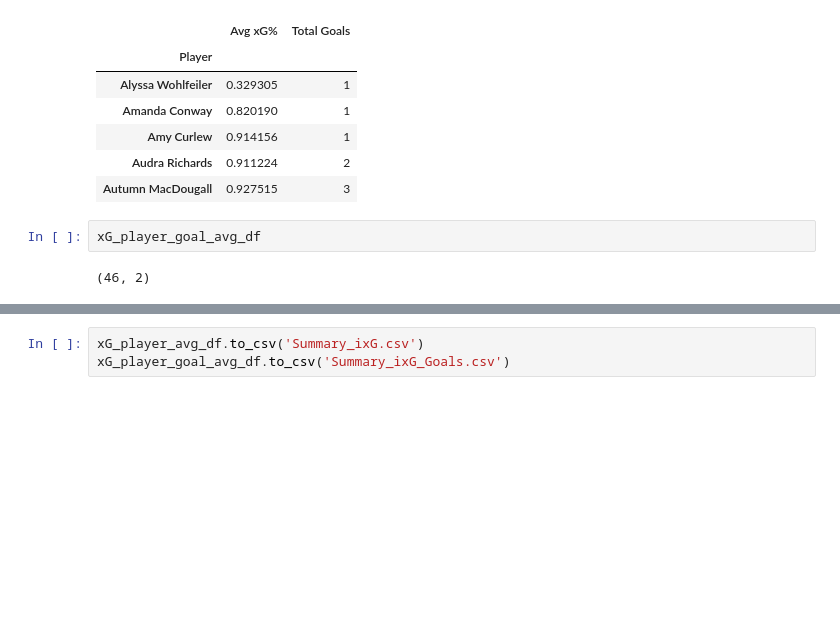
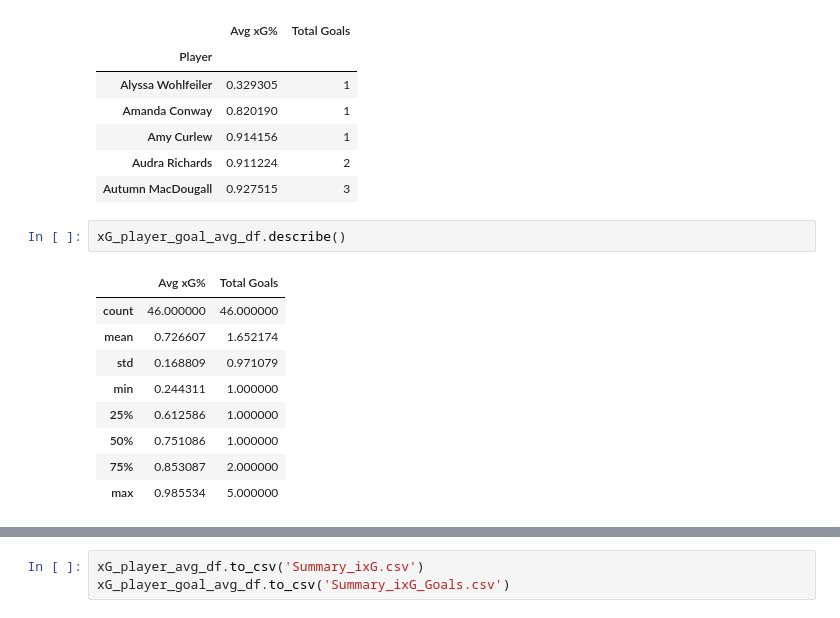
Before and after one commit to Harithap13/Rotman-Summer-NHWL-Datathon, a Jupyter notebook: rsd-nwhl-expected-goals.ipynb, the cells around one changed output, grey strips where cells are left out. Cells and saved outputs as stored; diff of their text form; blank space fills up the shorter version.

```diff
--- a/rsd-nwhl-expected-goals.ipynb
+++ b/rsd-nwhl-expected-goals.ipynb
@@ -584,6 +589,14 @@ xG_player_goal_avg_df.head()
 | Audra Richards | 0.911224 | 2 |
 | Autumn MacDougall | 0.927515 | 3 |
 # %%
-xG_player_goal_avg_df
+xG_player_goal_avg_df.describe()
 # %% [output]
-(46, 2)
+|  | Avg xG% | Total Goals |
+| count | 46.000000 | 46.000000 |
+| mean | 0.726607 | 1.652174 |
+| std | 0.168809 | 0.971079 |
+| min | 0.244311 | 1.000000 |
+| 25% | 0.612586 | 1.000000 |
+| 50% | 0.751086 | 1.000000 |
+| 75% | 0.853087 | 2.000000 |
+| max | 0.985534 | 5.000000 |
```
Also changed, not shown: parts of 14 cells of this notebook.
